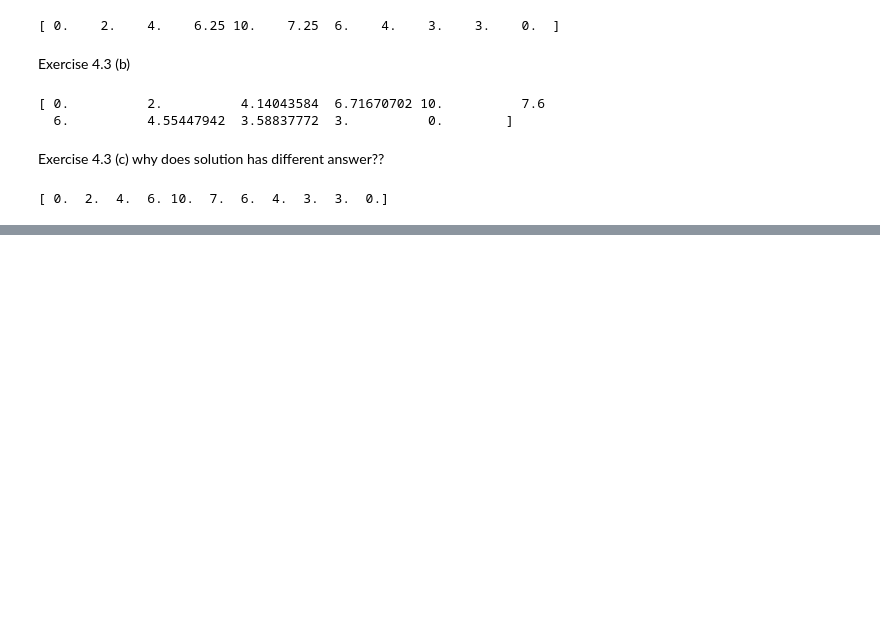
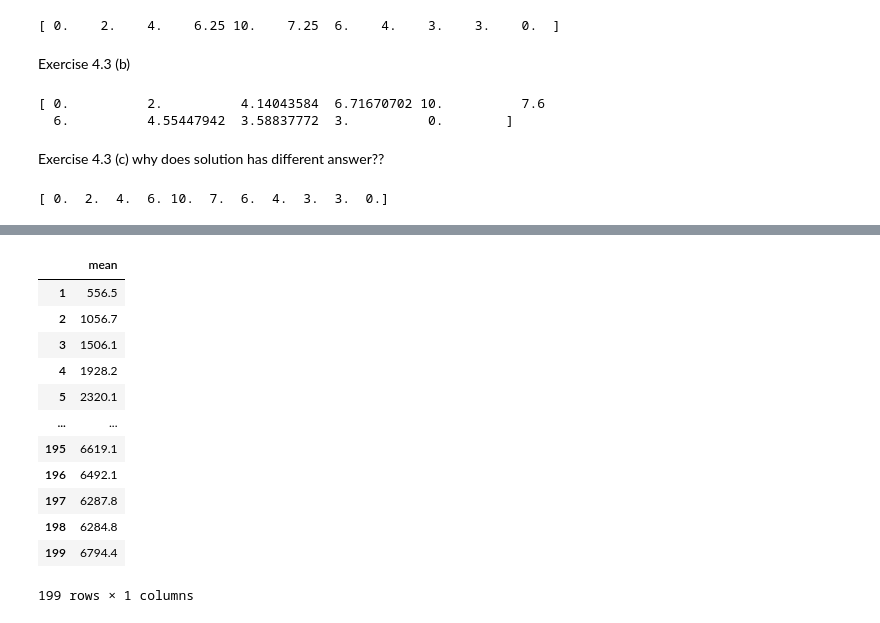
Before and after one commit to daleyren/MATH-235, a Jupyter notebook: pset-6/pset6.ipynb, the cells around one changed output, grey strips where cells are left out. Saved outputs shown, nothing was run; the diff lists cells and outputs as text; code cells hidden in the pictures; blank space fills up the shorter version.

```diff
--- a/pset-6/pset6.ipynb
+++ b/pset-6/pset6.ipynb
@@ -74,0 +83,39 @@ print(u)
+# %%
+wedges = np.array([100, 200, 300, 400, 500, 600, 700, 800, 900, 1000, 1100, -1])
+
+raw_data = {}
+# number of planned spins
+for i in range(1, 200):
+  # number of trials
+  raw_data[i] = []
+  for j in range(1000):
+
+    curr_sum = 0
+    for k in range(i):
+      spin = np.random.choice(wedges)
+
+      if spin == -1:
+        break
+      curr_sum += spin
+
+    raw_data[i].append(curr_sum)
+
+df = pd.DataFrame(raw_data)
+df_transposed = df.T
+df_transposed['mean'] = df_transposed.mean(axis=1)
+df_mean = df_transposed[['mean']]
+df_mean
+# %% [output]
+|  | mean |
+| 1 | 556.5 |
+| 2 | 1056.7 |
+| 3 | 1506.1 |
+| 4 | 1928.2 |
+| 5 | 2320.1 |
+| ... | ... |
+| 195 | 6619.1 |
+| 196 | 6492.1 |
+| 197 | 6287.8 |
+| 198 | 6284.8 |
+| 199 | 6794.4 |
+199 rows × 1 columns
```
Also changed, not shown: parts of 8 cells of this notebook.
